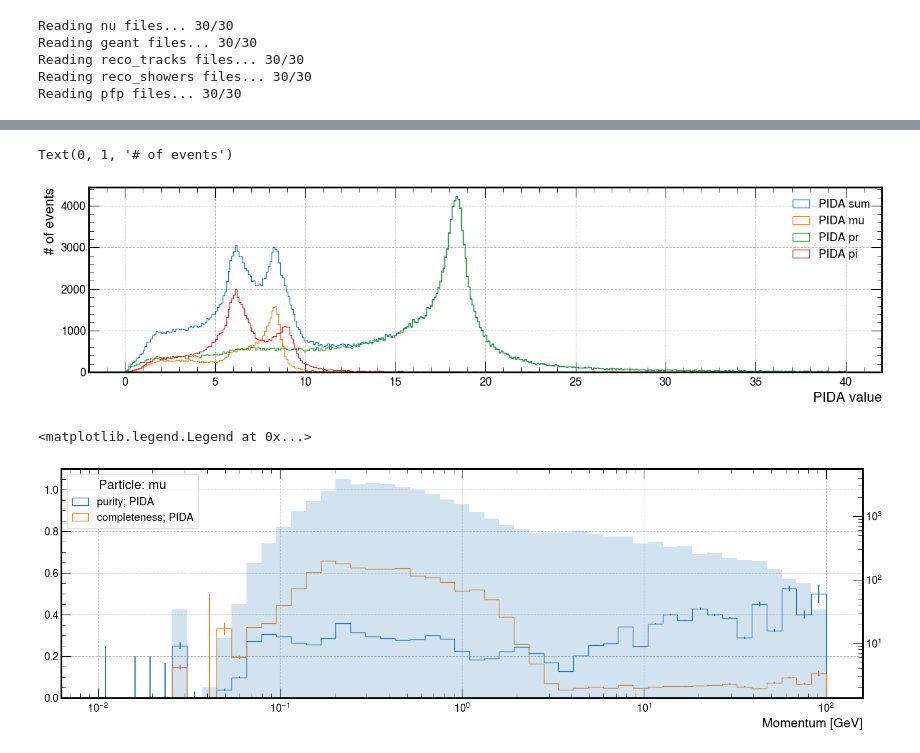
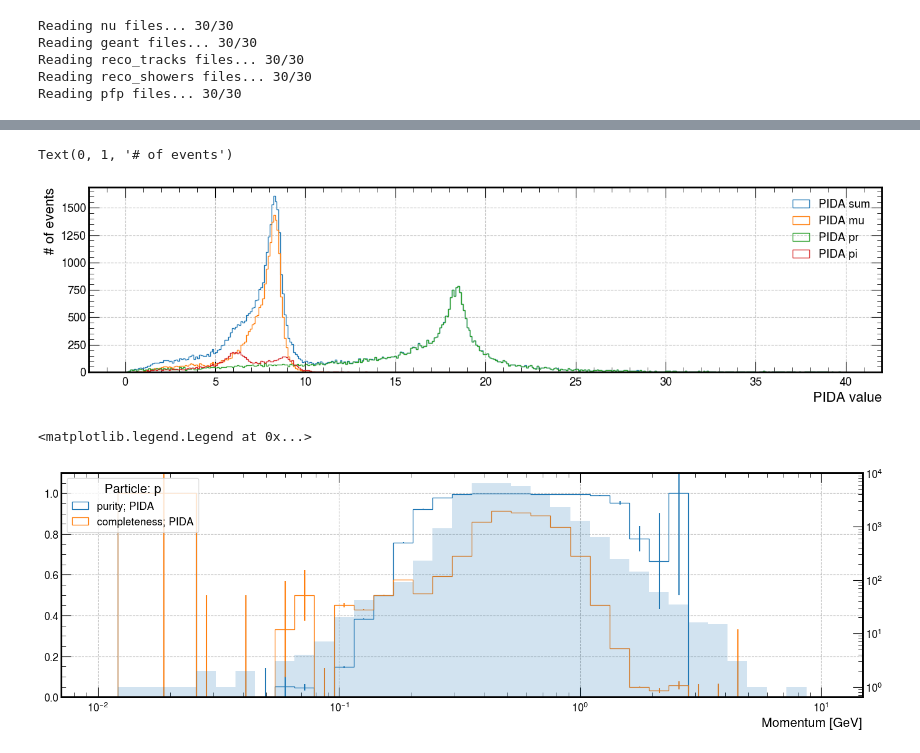
Before and after one commit to hvsouza/apc_atmo_repo, a Jupyter notebook: personal/Henrique/Analysis/atmo_50k_AV_2.5_random/tracks_pid.ipynb, the cells around one changed output, grey strips where cells are left out. Cells and saved outputs as stored; diff of their text form; code cells hidden in the pictures.

```diff
--- a/personal/Henrique/Analysis/atmo_50k_AV_2.5_random/tracks_pid.ipynb
+++ b/personal/Henrique/Analysis/atmo_50k_AV_2.5_random/tracks_pid.ipynb
@@ -66,5 +63,3 @@ merged = pl.read_parquet('../../../../../data/atm_50k_hd_AV_2.5_random/reco_gean
 #         merged = df
 #     else:
 #         merged = pl.concat([merged,df])
-# %%
-merged = merged.filter(pl.col('has_valid_pfp')==1)
@@ -264,7 +312,7 @@ purity_evolution(test_min, Ebins, pdg);
 df_pida = merged.filter(
     #     pl.col('Mother_geant') == 0
     # ).filter(
-    check_fiducial('pandoraTrack', 50,50,50)
+    check_fiducial('pandoraTrack', 20,20,20)
 # ).filter(
 #     ( pl.col('P_geant') < 1 )# & (pl.col('P_geant')<3)
 ).with_columns(
@@ -313,22 +361,22 @@ plt.ylabel('# of events')
 # plt.yscale('log')
 # %% [output]
 Text(0, 1, '# of events')
-[figure, old version]
+[figure, new version]
 # %%
 pidatype = 'pida_avg'
 df_pida_select = df_pida.with_columns(
     pid = pl.when(pl.col(pidatype)>11).then(2212).otherwise(
-        pl.when(pl.col(pidatype)>=7).then(13).otherwise(211)
+        pl.when(pl.col(pidatype)>=7.5).then(13).otherwise(211)
     )
 )
 
-pdg = 13
+pdg = 2212
 purity_evolution(df_pida_select, Ebins, pdg, loc='upper left', label='; PIDA')
 # purity_evolution(test_min, Ebins, pdg, loc='upper left', fig=plt.gcf(), plot_events=False, label='; chi2 min');
 plt.legend(loc='upper left', frameon=True, title=rf'Particle: {particle.Particle.from_pdgid(pdg).pdg_name}')
 # %% [output]
 <matplotlib.legend.Legend at 0x...>
-[figure, old version]
+[figure, new version]
 # %%
 df_pida.filter(
     pl.col('P_geant') > 50
```
Also changed, not shown: parts of 6 cells of this notebook, 5 other files.
